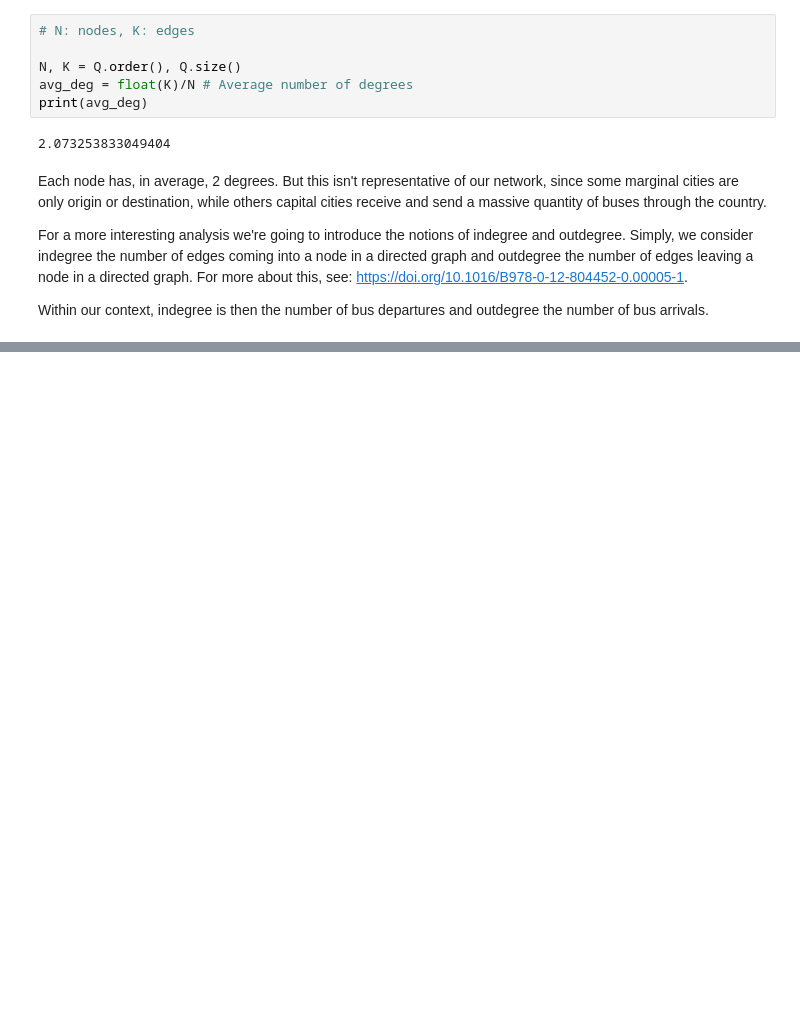
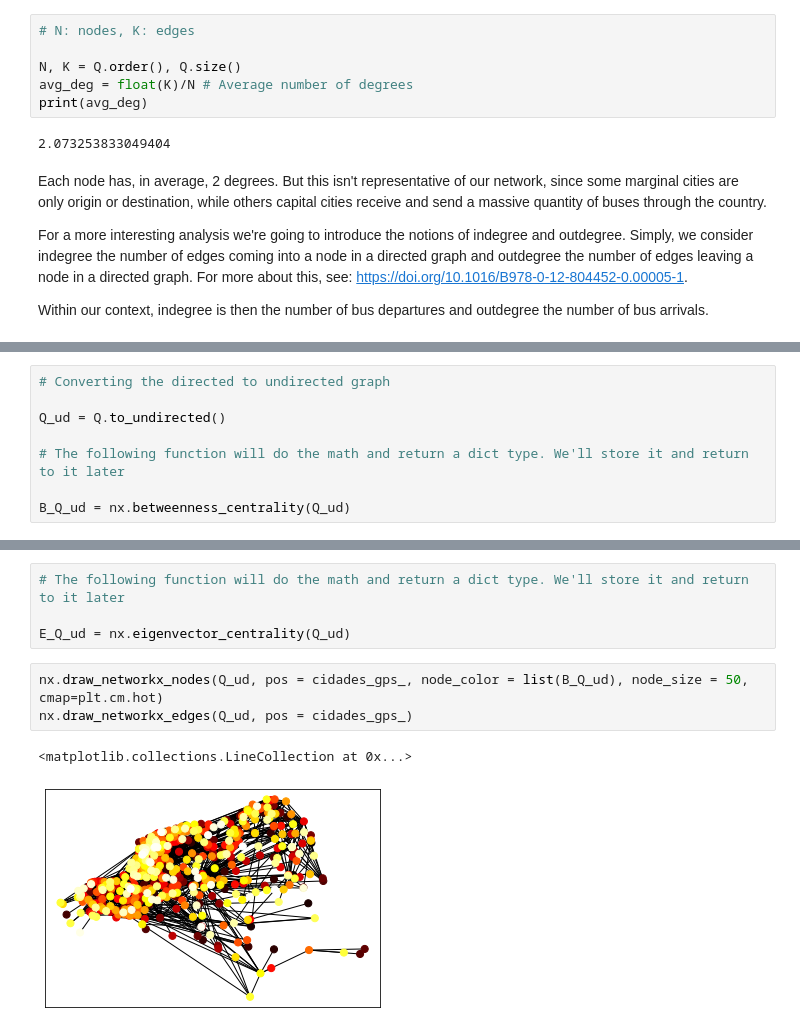
Before and after one commit to eduardochades/interstate-bus-routes-brazil, a Jupyter notebook: Interstate bus lines network.ipynb, the cells around one changed output, grey strips where cells are left out. Cells and saved outputs as stored; diff of their text form; blank space fills up the shorter version.

```diff
--- a/Interstate bus lines network.ipynb
+++ b/Interstate bus lines network.ipynb
@@ -151,0 +163,8 @@ plt.close()
+# %%
+# Converting the directed to undirected graph
+
+Q_ud = Q.to_undirected()
+
+# The following function will do the math and return a dict type. We'll store it and return to it later
+
+B_Q_ud = nx.betweenness_centrality(Q_ud)
@@ -151,0 +203,10 @@ plt.close()
+# %%
+# The following function will do the math and return a dict type. We'll store it and return to it later
+
+E_Q_ud = nx.eigenvector_centrality(Q_ud)
+# %%
+nx.draw_networkx_nodes(Q_ud, pos = cidades_gps_, node_color = list(B_Q_ud), node_size = 50, cmap=plt.cm.hot)
+nx.draw_networkx_edges(Q_ud, pos = cidades_gps_)
+# %% [output]
+<matplotlib.collections.LineCollection at 0x...>
+[figure, added]
```
Also changed, not shown: parts of 11 cells of this notebook.
